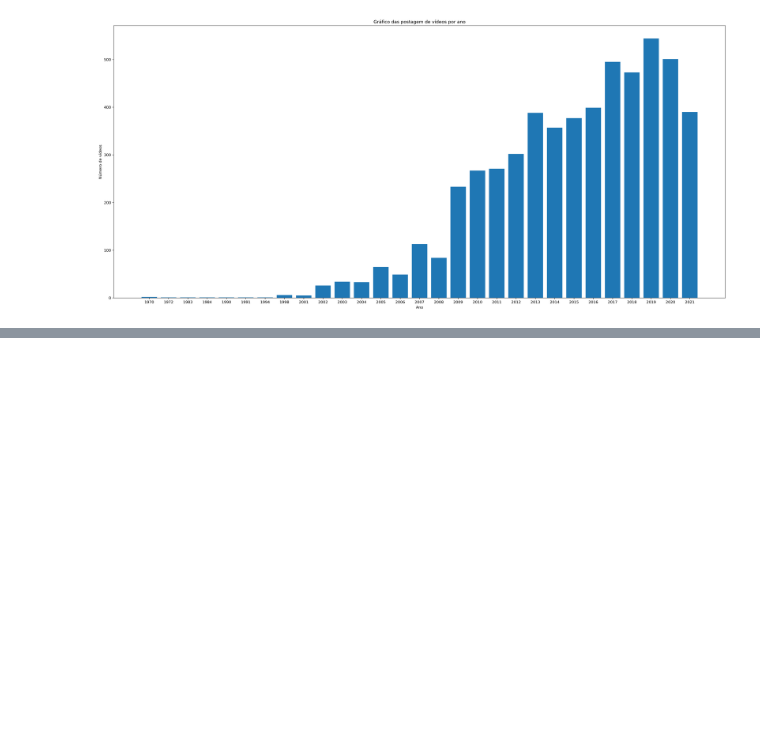
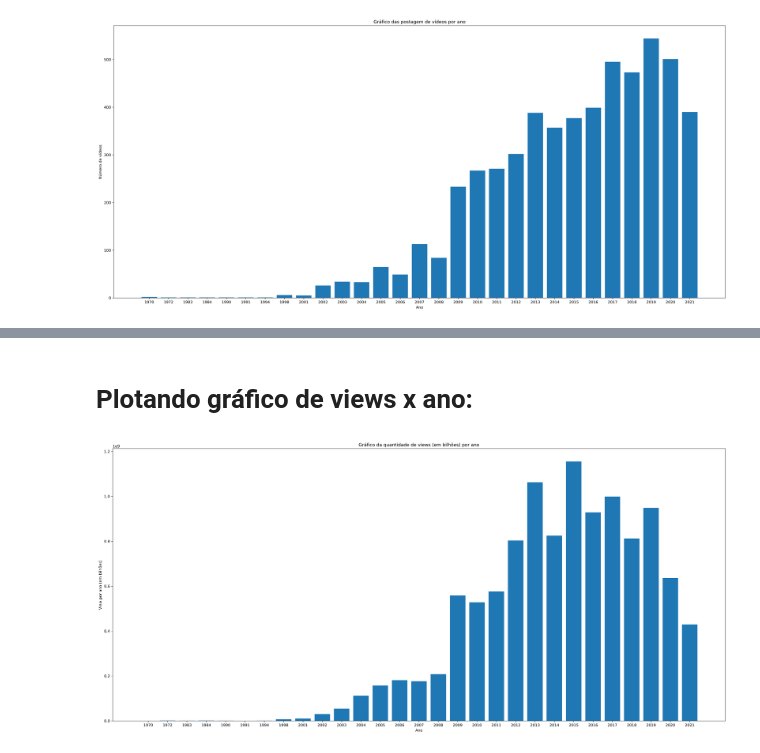
Before and after one commit to LuisHenriqueAL/Projeto_ICD, a Jupyter notebook: main.ipynb, the cells around one changed output, grey strips where cells are left out. Saved outputs shown, nothing was run; the diff lists cells and outputs as text; code cells hidden in the pictures; blank space fills up the shorter version.

Commit message:
Alterando coluna de tabela e adicionando gráfico de vizualização por ano

```diff
--- a/main.ipynb
+++ b/main.ipynb
@@ -103,0 +106,15 @@ plt.show()
+# %%
+
+viewyear= []
+for c in anossemrep['Ano']:
+    total = 0
+    for n ,i in enumerate(df['anos']):
+        if c == i:
+            total += df['views'][n]
+    viewyear.append(total)
+viewyear = pd.DataFrame(viewyear, columns=['View per year']).reset_index().drop(columns=['index'])
+# %%
+# Data Frame dos vídeos por ano e a quantidade de views por ano
+
+anossemrep = anossemrep.join(viewyear)
+anossemrep
@@ -103,0 +139,12 @@ plt.show()
+# %% [markdown]
+# Plotando gráfico de views x ano:
+# %%
+fig = plt.figure(figsize=(15, 10), dpi=300)
+ax = fig.add_axes([1,1,1.5,1])
+ax.bar(anossemrep['Ano'],anossemrep['View per year'])
+plt.xlabel('Ano')
+plt.ylabel('View por ano (em bilhões)')
+plt.title('Gráfico da quantidade de views (em bilhões) por ano')
+plt.show()
+# %% [output]
+[figure, added]
```
Also changed, not shown: parts of 5 cells of this notebook.
